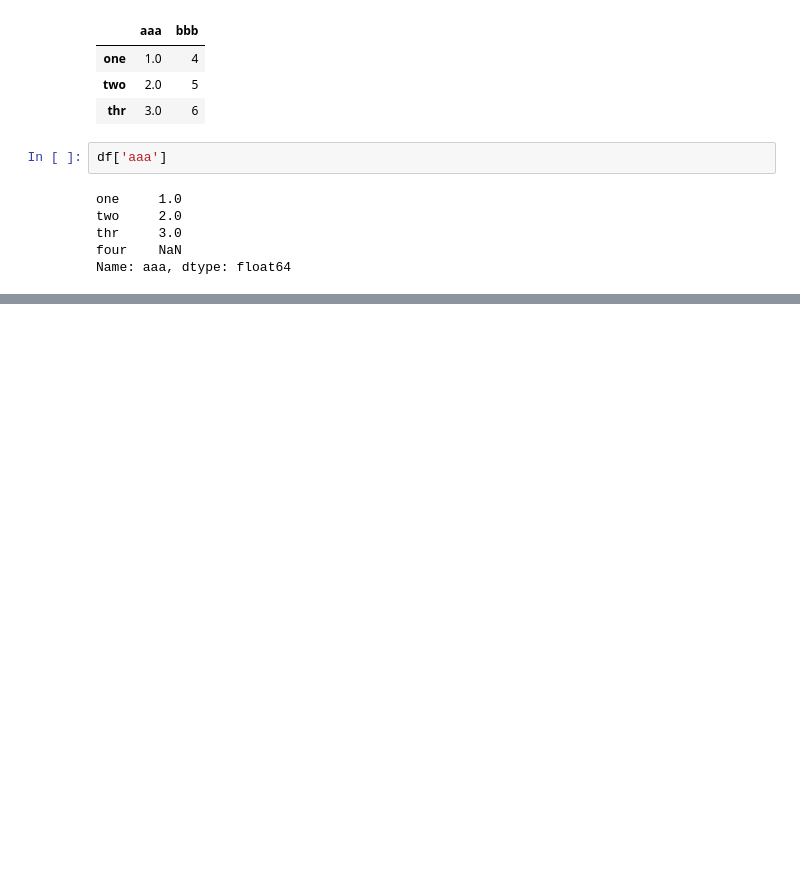
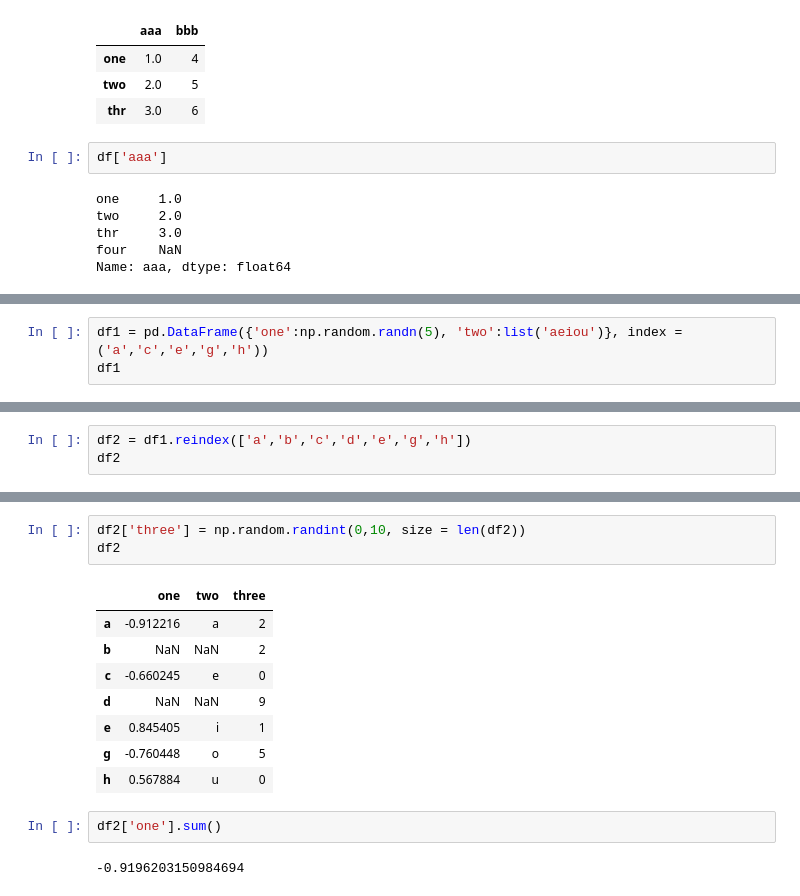
Before and after one commit to yash64/Python_Run-through, a Jupyter notebook: Python_Data+Analysis.ipynb, the cells around one changed output, grey strips where cells are left out. Saved outputs shown, nothing was run; the diff lists cells and outputs as text; blank space fills up the shorter version.

```diff
--- a/Python_Data+Analysis.ipynb
+++ b/Python_Data+Analysis.ipynb
@@ -292,0 +394,3 @@ Name: aaa, dtype: float64
+# %%
+df1 = pd.DataFrame({'one':np.random.randn(5), 'two':list('aeiou')}, index = ('a','c','e','g','h'))
+df1
@@ -292,0 +404,3 @@ Name: aaa, dtype: float64
+# %%
+df2 = df1.reindex(['a','b','c','d','e','g','h'])
+df2
@@ -292,0 +438,16 @@ Name: aaa, dtype: float64
+# %%
+df2['three'] = np.random.randint(0,10, size = len(df2))
+df2
+# %% [output]
+|  | one | two | three |
+| a | -0.912216 | a | 2 |
+| b | NaN | NaN | 2 |
+| c | -0.660245 | e | 0 |
+| d | NaN | NaN | 9 |
+| e | 0.845405 | i | 1 |
+| g | -0.760448 | o | 5 |
+| h | 0.567884 | u | 0 |
+# %%
+df2['one'].sum()
+# %% [output]
+-0.9196203150984694
```
Also changed, not shown: parts of 29 cells of this notebook.
